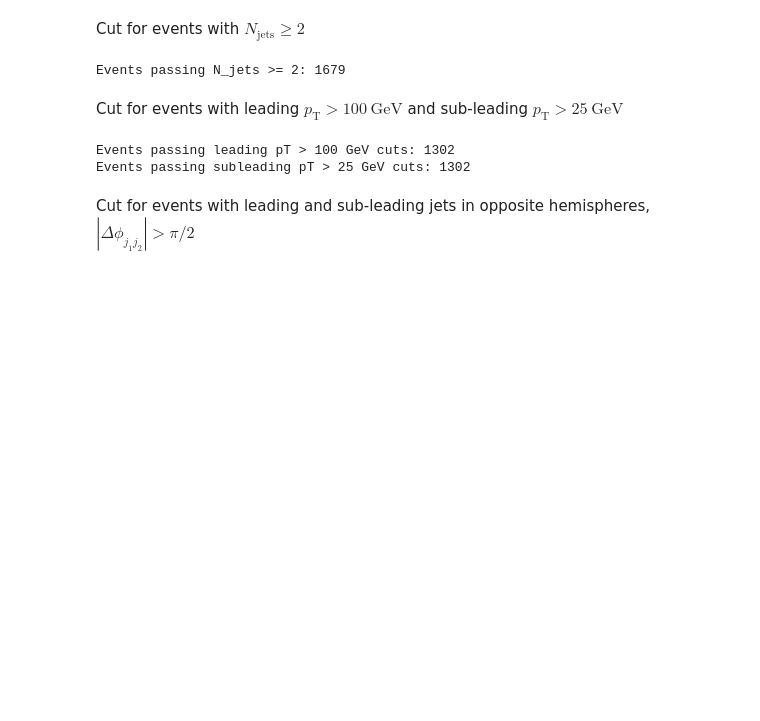
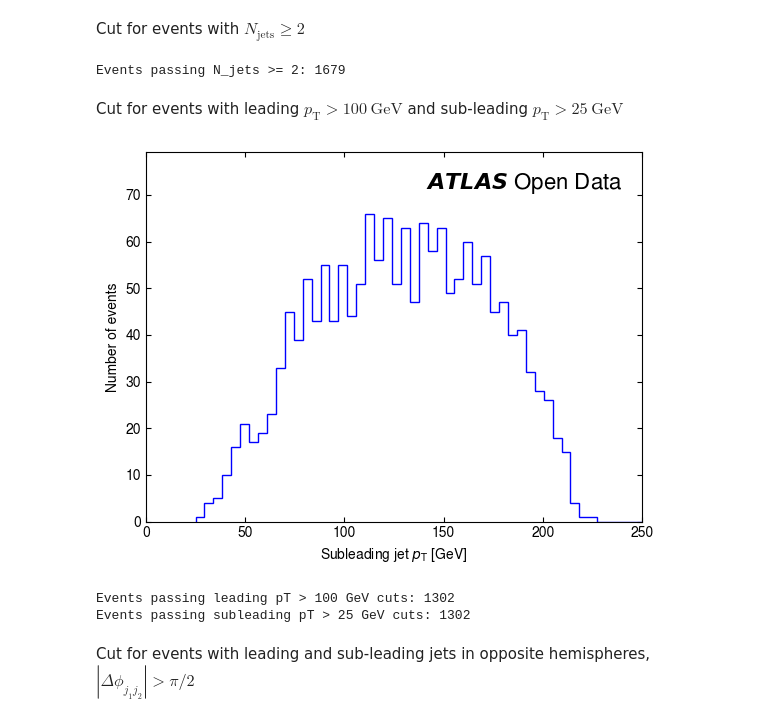
Before and after one commit to rjackson-lancs/notebooks-collection-opendata, a Jupyter notebook: for-research/heavy-ion-hard-probes/data.ipynb, the cells around one changed output. Drawn from its saved outputs; the diff is of its cells as text; code cells hidden in the pictures; blank space fills up the shorter version.

Commit message:
Plot subleading pT

```diff
--- a/for-research/heavy-ion-hard-probes/data.ipynb
+++ b/for-research/heavy-ion-hard-probes/data.ipynb
@@ -108,4 +108,13 @@ Cut for events with leading $p_\mathrm{T}>100\ \mathrm{GeV}$ and sub-leading $p_
 jets = jets[ak.argsort(jets["pt"],axis=1,ascending=False)]
+# %%
+#Plot sub-leading pT
+subpt_fig, subpt_ax = plt.subplots()
+subpt_ax.hist(jets["pt"][:,1]*GeV,range=(25,250),bins=50,histtype="step",color="blue"); subpt_ax.set_xlim(0,250)
+subpt_ax.set_xlabel(r"Subleading jet $p_\mathrm{T}$ [GeV]"); subpt_ax.set_ylabel("Number of events")
+subpt_ax.margins(y=.2)
+inner_ticks(subpt_ax); atlas_label(subpt_ax)
+# %% [output]
+[figure, added]
 # %%
 # Choose events with leading pT > 100 GeV
 leading_pt_mask = (jets["pt"][:,0]*GeV > 100) #& (np.abs(jets["eta"]) < 2.8) # GeV
```
Also changed, not shown: parts of 2 cells of this notebook.
